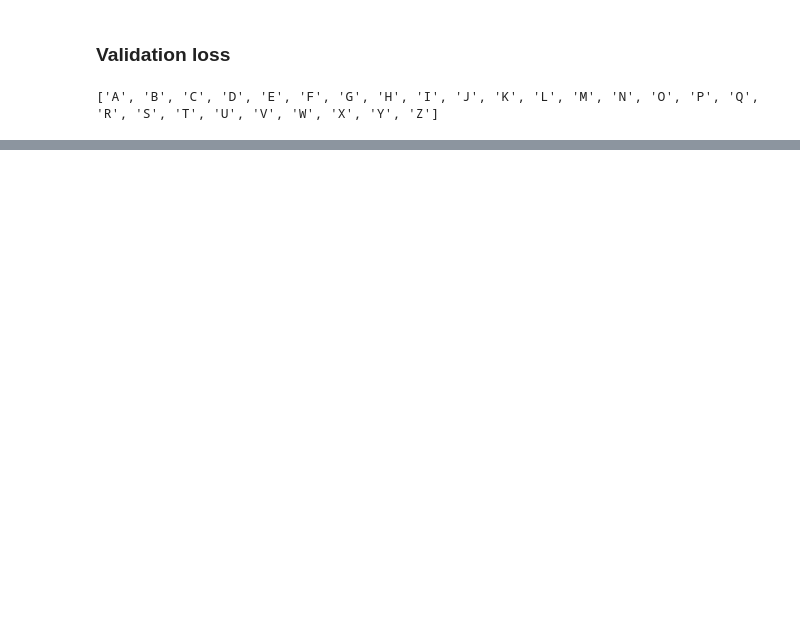
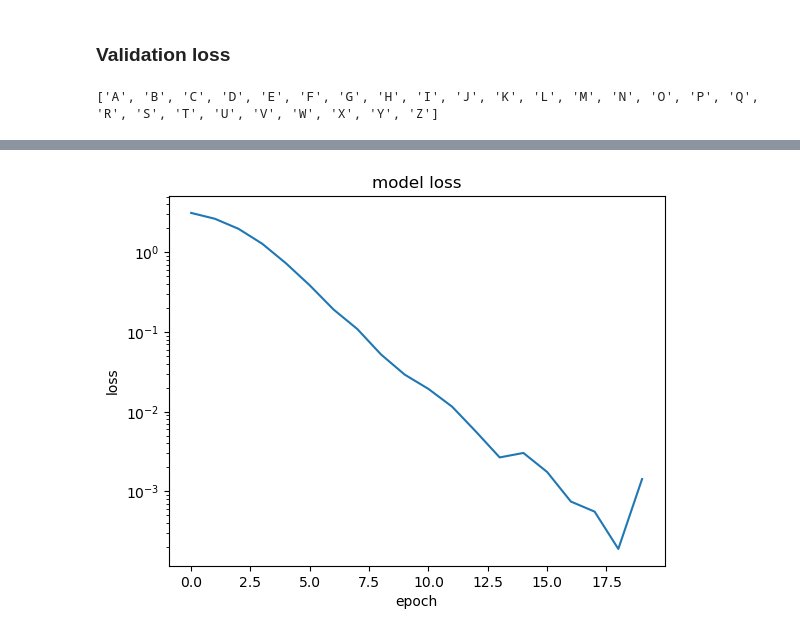
Before and after one commit to rcaerbannog/ENPH353-clueboard-reader, a Jupyter notebook: train/train-cnn.ipynb, the cells around one changed output, grey strips where cells are left out. Drawn from its saved outputs; the diff is of its cells as text; code cells hidden in the pictures; blank space fills up the shorter version.

```diff
--- a/train/train-cnn.ipynb
+++ b/train/train-cnn.ipynb
@@ -340,0 +350,11 @@ _________________________________________________________________
+# %%
+reset_weights(conv_model)
+history_conv = conv_model.fit(X_dataset_all, Y_dataset_all,
+                              epochs=20,
+                              batch_size=16)
+
+# We can also run the training by specifiying the validation split directly.
+#history_conv = conv_model.fit(X_dataset, Y_dataset,
+#                              validation_split=VALIDATION_SPLIT,
+#                              epochs=20,
+#                              batch_size=16)
@@ -340,0 +379,8 @@ _________________________________________________________________
+# %%
+plt.semilogy(history_conv.history['loss'])
+plt.title('model loss')
+plt.ylabel('loss')
+plt.xlabel('epoch')
+plt.show()
+# %% [output]
+[figure, added]
```
Also changed, not shown: parts of 21 cells of this notebook, 2 other files.
